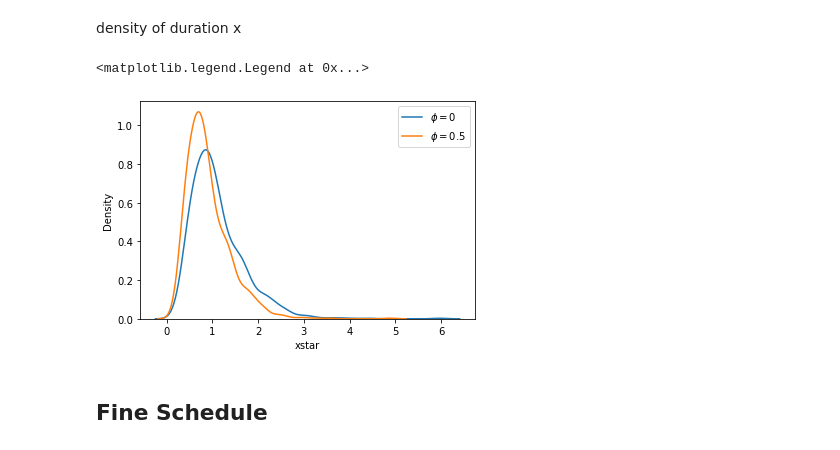
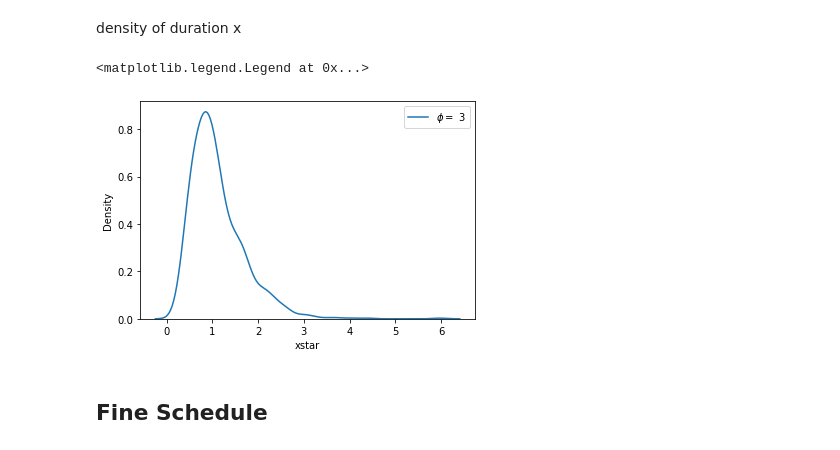
Before and after one commit to paulaleoni/delhi_outages, a Jupyter notebook: sim/simulations.ipynb, the cells around one changed output. Saved outputs shown, nothing was run; the diff lists cells and outputs as text; code cells hidden in the pictures.

```diff
--- a/sim/simulations.ipynb
+++ b/sim/simulations.ipynb
@@ -38,0 +49,19 @@ def K(x,sigma, pi=1, phi=0):
+# %%
+def K(x,sigma, pi=1, phi=0, type='scalar'):
+    if x <= 60:
+        exp = (pi) * x + C(x, sigma)
+    elif x > 60:
+        exp = (pi + phi) * x + C(x, sigma)
+    if type == 'scalar':
+        return exp
+    elif type == 'math_exp':
+        return math.exp(exp)
+
+
+# plot K with fixed sigma
+x = np.arange(1,360,1)
+Ks = [K(x,sigma = sigma_fix, pi = 1, phi = phi, type = 'scalar') for x in x]
+plt.plot(x,Ks, label = f'$\sigma = $ {sigma_fix}')
+plt.legend()
+plt.xlabel('x')
+plt.ylabel('K(x)')
@@ -41,14 +73,10 @@ find the minimum x of K() for all sigmas for i) $\phi = 0$ and ii) $\phi = \phi$
 # %%
 xstar = {}
 for s in sigma:
-    x = fmin(K,0.1, args=(s,pi, 0), disp=False)
+    x = fmin(K,x0 = 0.1, args=(s,pi, phi, 'math_exp'), disp=False)
+    if x < 0:
+        raise ValueError('x negative')
     xstar[s] = x[0]
-
-# now add parameter phi
-xstar_phi = {}
-for s in sigma:
-    x = fmin(K,0.1, args=(s,pi, phi), disp=False)
-    xstar_phi[s] = x[0]
 # %% [markdown]
 now put all all in a dataframe and calculate the costs for the optimal x's
 # %%
@@ -56,22 +84,12 @@ df = pd.DataFrame.from_dict(xstar, orient='index', columns=['xstar'])
 df = df.reset_index()
 df = df.rename(columns={'index':'sigma'})
 
-df_phi = pd.DataFrame.from_dict(xstar_phi, orient='index', columns=['xstar_phi'])
-df_phi = df_phi.reset_index()
-df_phi = df_phi.rename(columns={'index':'sigma'})
-
-# merge to one
-df = df.merge(df_phi)
 
 # calculate fixing cost C
 df['fixing_cost'] = df.apply(lambda row: C(row.sigma,row.xstar), axis=1)
 # calculate cost K
 df['K'] = df.apply(lambda row: K(row.xstar, row.sigma), axis=1)
 
-# calculate fixing cost C
-df['fixing_cost_phi'] = df.apply(lambda row: C(row.sigma,row.xstar_phi), axis=1)
-# calculate cost K
-df['K_phi'] = df.apply(lambda row: K(row.xstar_phi, row.sigma), axis=1)
-
+print('mean of x:', np.mean(df.xstar), 'variance', np.var(df.xstar))
 df.head()
 # %% [output]
@@ -109,13 +125,12 @@ plt.show()
 density of duration x
 # %%
 fig, ax = plt.subplots()
-sns.kdeplot(df.xstar, label = '$\phi = 0$', ax=ax)
-sns.kdeplot(df.xstar_phi, label = f'$\phi = ${phi}', ax=ax)
+sns.kdeplot(df.xstar, label = f'$\phi =$ {phi}', ax=ax)
 plt.xlabel('xstar')
 plt.legend()
 # %% [output]
 <matplotlib.legend.Legend at 0x...>
-[figure, old version]
+[figure, new version]
 # %% [markdown]
 ## Fine Schedule
 # %%
```
Also changed, not shown: parts of 12 cells of this notebook, 2 other files.
